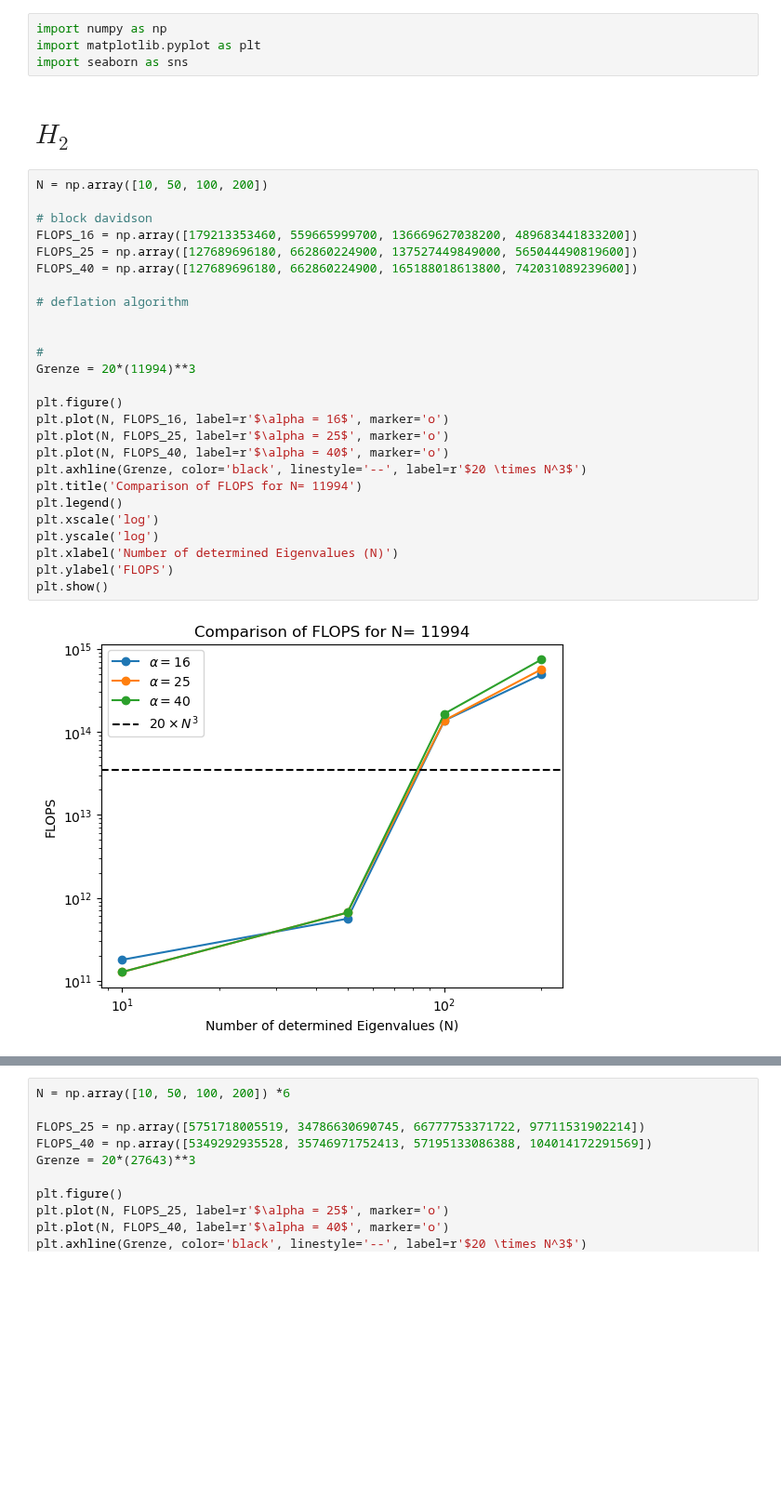
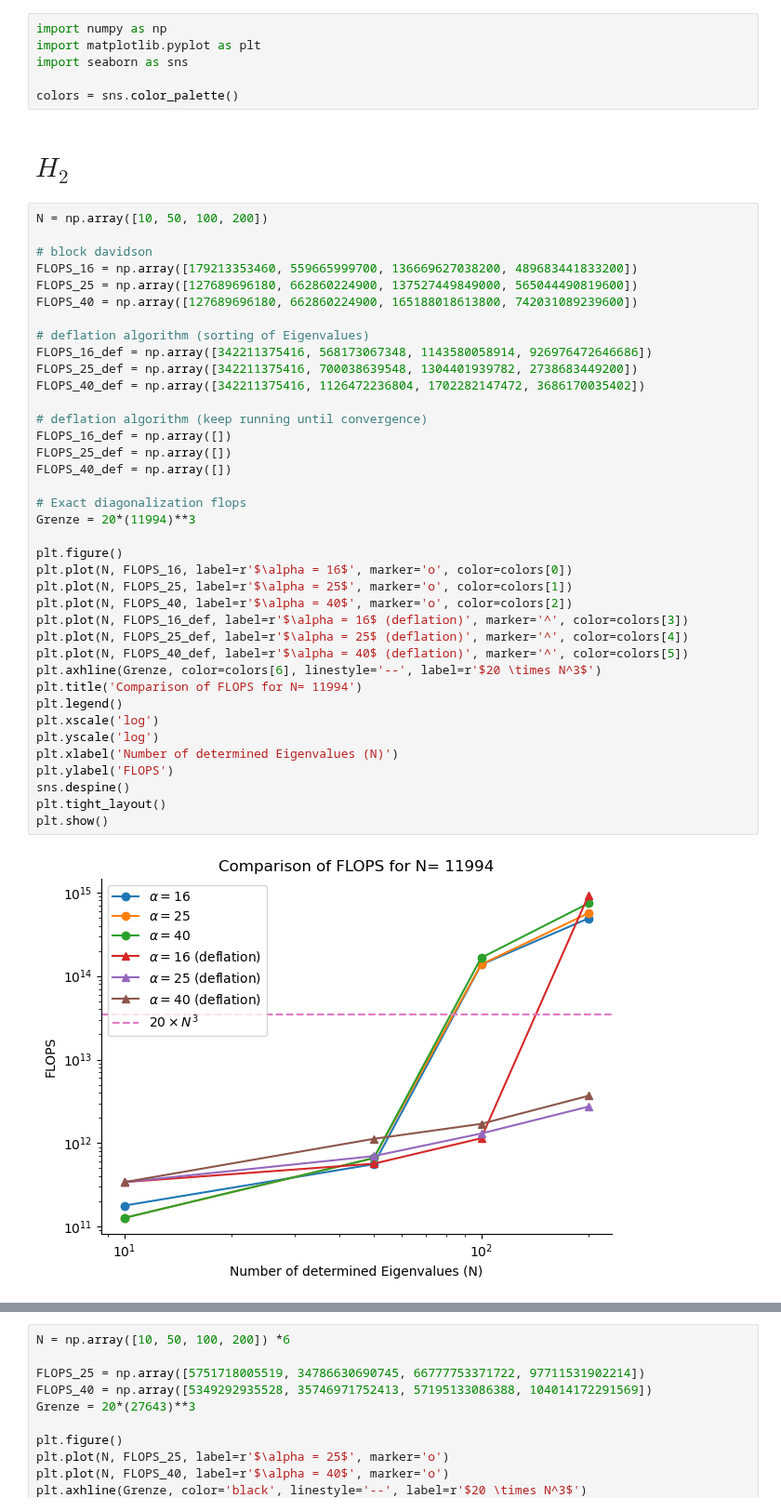
Before and after one commit to framere/Final_codes_MA, a Jupyter notebook: FINAL_CODE/plot_results.ipynb, the cells around one changed output, grey strips where cells are left out. Shown at 93% size. Drawn from its saved outputs; the diff is of its cells as text; blank space fills up the shorter version.

```diff
--- a/FINAL_CODE/plot_results.ipynb
+++ b/FINAL_CODE/plot_results.ipynb
@@ -2,33 +2,47 @@
 import numpy as np
 import matplotlib.pyplot as plt
 import seaborn as sns
+
+colors = sns.color_palette()
 # %% [markdown]
 # $H_2$
 # %%
 N = np.array([10, 50, 100, 200])
 
 # block davidson
 FLOPS_16 = np.array([179213353460, 559665999700, 136669627038200, 489683441833200])
 FLOPS_25 = np.array([127689696180, 662860224900, 137527449849000, 565044490819600])
 FLOPS_40 = np.array([127689696180, 662860224900, 165188018613800, 742031089239600])
 
-# deflation algorithm
+# deflation algorithm (sorting of Eigenvalues)
+FLOPS_16_def = np.array([342211375416, 568173067348, 1143580058914, 926976472646686])
+FLOPS_25_def = np.array([342211375416, 700038639548, 1304401939782, 2738683449200])
+FLOPS_40_def = np.array([342211375416, 1126472236804, 1702282147472, 3686170035402])
 
+# deflation algorithm (keep running until convergence)
+FLOPS_16_def = np.array([])
+FLOPS_25_def = np.array([])
+FLOPS_40_def = np.array([])
 
-#
+# Exact diagonalization flops
 Grenze = 20*(11994)**3
 
 plt.figure()
-plt.plot(N, FLOPS_16, label=r'$\alpha = 16$', marker='o')
-plt.plot(N, FLOPS_25, label=r'$\alpha = 25$', marker='o')
-plt.plot(N, FLOPS_40, label=r'$\alpha = 40$', marker='o')
-plt.axhline(Grenze, color='black', linestyle='--', label=r'$20 \times N^3$')
+plt.plot(N, FLOPS_16, label=r'$\alpha = 16$', marker='o', color=colors[0])
+plt.plot(N, FLOPS_25, label=r'$\alpha = 25$', marker='o', color=colors[1])
+plt.plot(N, FLOPS_40, label=r'$\alpha = 40$', marker='o', color=colors[2])
+plt.plot(N, FLOPS_16_def, label=r'$\alpha = 16$ (deflation)', marker='^', color=colors[3])
+plt.plot(N, FLOPS_25_def, label=r'$\alpha = 25$ (deflation)', marker='^', color=colors[4])
+plt.plot(N, FLOPS_40_def, label=r'$\alpha = 40$ (deflation)', marker='^', color=colors[5])
+plt.axhline(Grenze, color=colors[6], linestyle='--', label=r'$20 \times N^3$')
 plt.title('Comparison of FLOPS for N= 11994')
 plt.legend()
 plt.xscale('log')
 plt.yscale('log')
 plt.xlabel('Number of determined Eigenvalues (N)')
 plt.ylabel('FLOPS')
+sns.despine()
+plt.tight_layout()
 plt.show()
 # %% [output]
-[figure, old version]
+[figure, new version]
```
Also changed, not shown: parts of 1 cell of this notebook.
